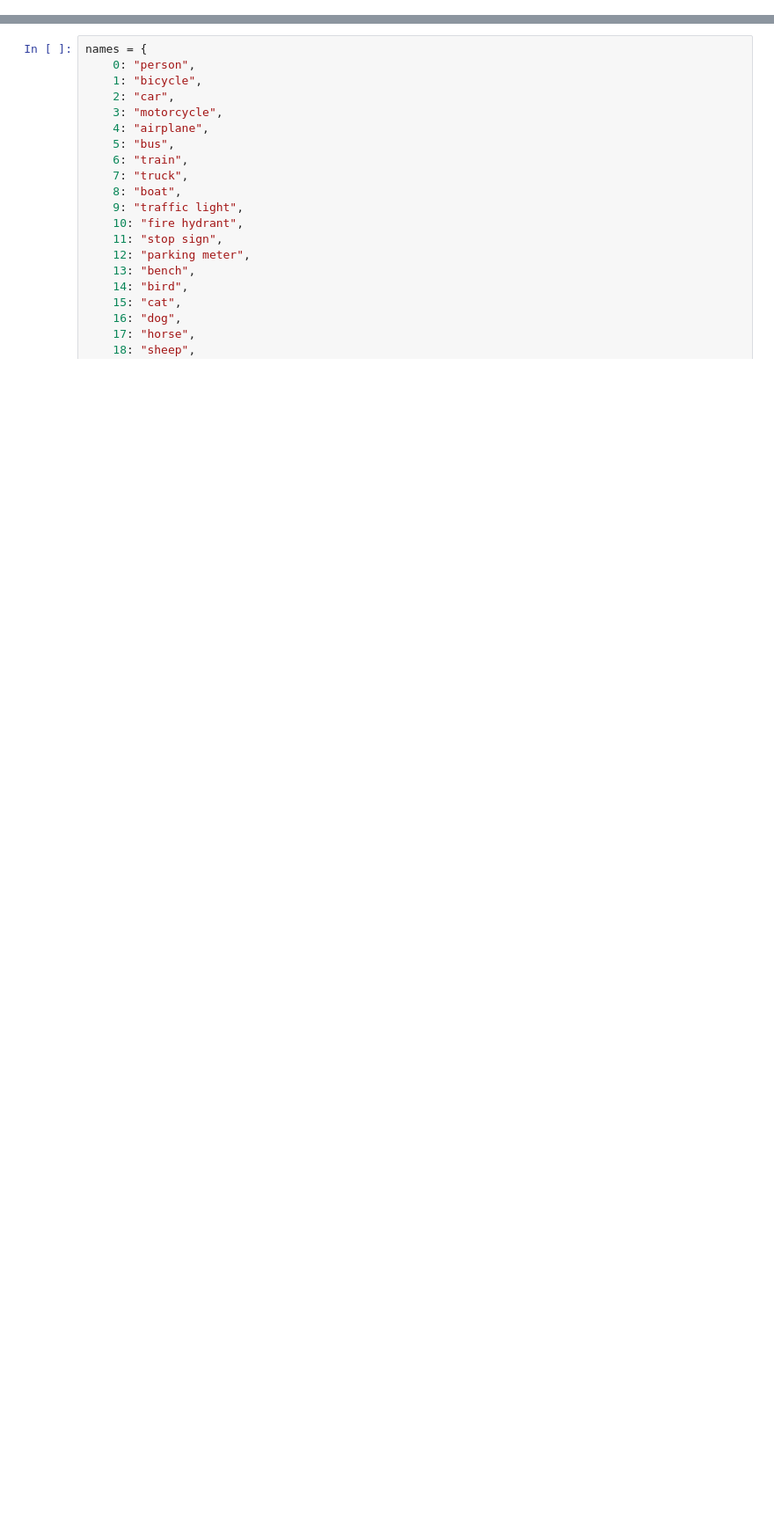
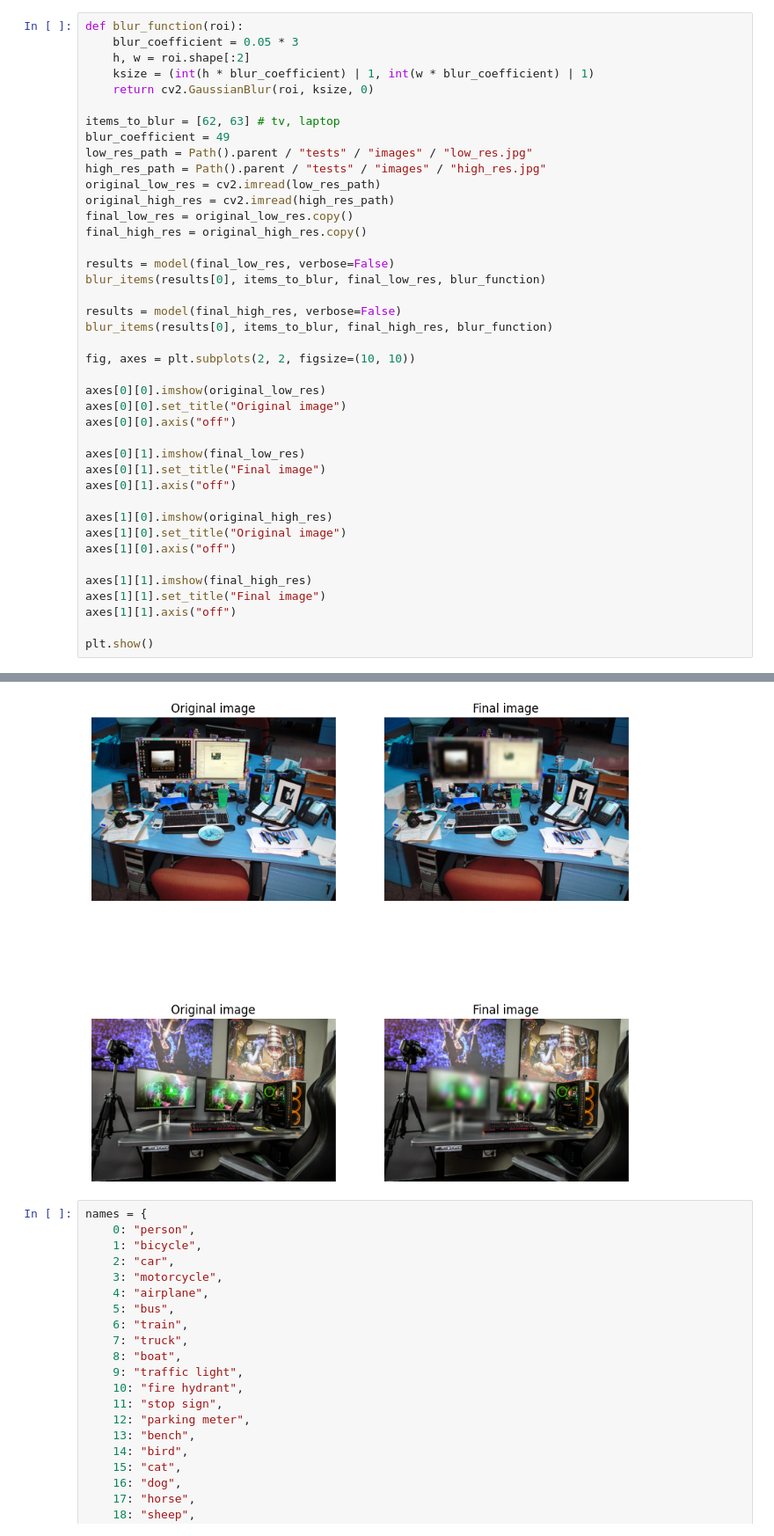
Before and after one commit to A-zu/autocensor, a Jupyter notebook: display_blur.ipynb, the cells around one changed output, grey strips where cells are left out. Shown at 88% size. Saved outputs shown, nothing was run; the diff lists cells and outputs as text; blank space fills up the shorter version.

```diff
--- a/display_blur.ipynb
+++ b/display_blur.ipynb
@@ -39,0 +40,42 @@ plt.show()
+# %%
+def blur_function(roi):
+    blur_coefficient = 0.05 * 3
+    h, w = roi.shape[:2]
+    ksize = (int(h * blur_coefficient) | 1, int(w * blur_coefficient) | 1)
+    return cv2.GaussianBlur(roi, ksize, 0)
+
+items_to_blur = [62, 63] # tv, laptop
+blur_coefficient = 49
+low_res_path = Path().parent / "tests" / "images" / "low_res.jpg"
+high_res_path = Path().parent / "tests" / "images" / "high_res.jpg"
+original_low_res = cv2.imread(low_res_path)
+original_high_res = cv2.imread(high_res_path)
+final_low_res = original_low_res.copy()
+final_high_res = original_high_res.copy()
+
+results = model(final_low_res, verbose=False)
+blur_items(results[0], items_to_blur, final_low_res, blur_function)
+
+results = model(final_high_res, verbose=False)
+blur_items(results[0], items_to_blur, final_high_res, blur_function)
+
+fig, axes = plt.subplots(2, 2, figsize=(10, 10))
+
+axes[0][0].imshow(original_low_res)
+axes[0][0].set_title("Original image")
+axes[0][0].axis("off")
+
+axes[0][1].imshow(final_low_res)
+axes[0][1].set_title("Final image")
+axes[0][1].axis("off")
+
+axes[1][0].imshow(original_high_res)
+axes[1][0].set_title("Original image")
+axes[1][0].axis("off")
+
+axes[1][1].imshow(final_high_res)
+axes[1][1].set_title("Final image")
+axes[1][1].axis("off")
+
+plt.show()
+# %% [output]
@@ -40,3 +83,4 @@ plt.show()
+[figure, added]
 # %%
 names = {
     0: "person",
```
Also changed, not shown: parts of 2 cells of this notebook.
